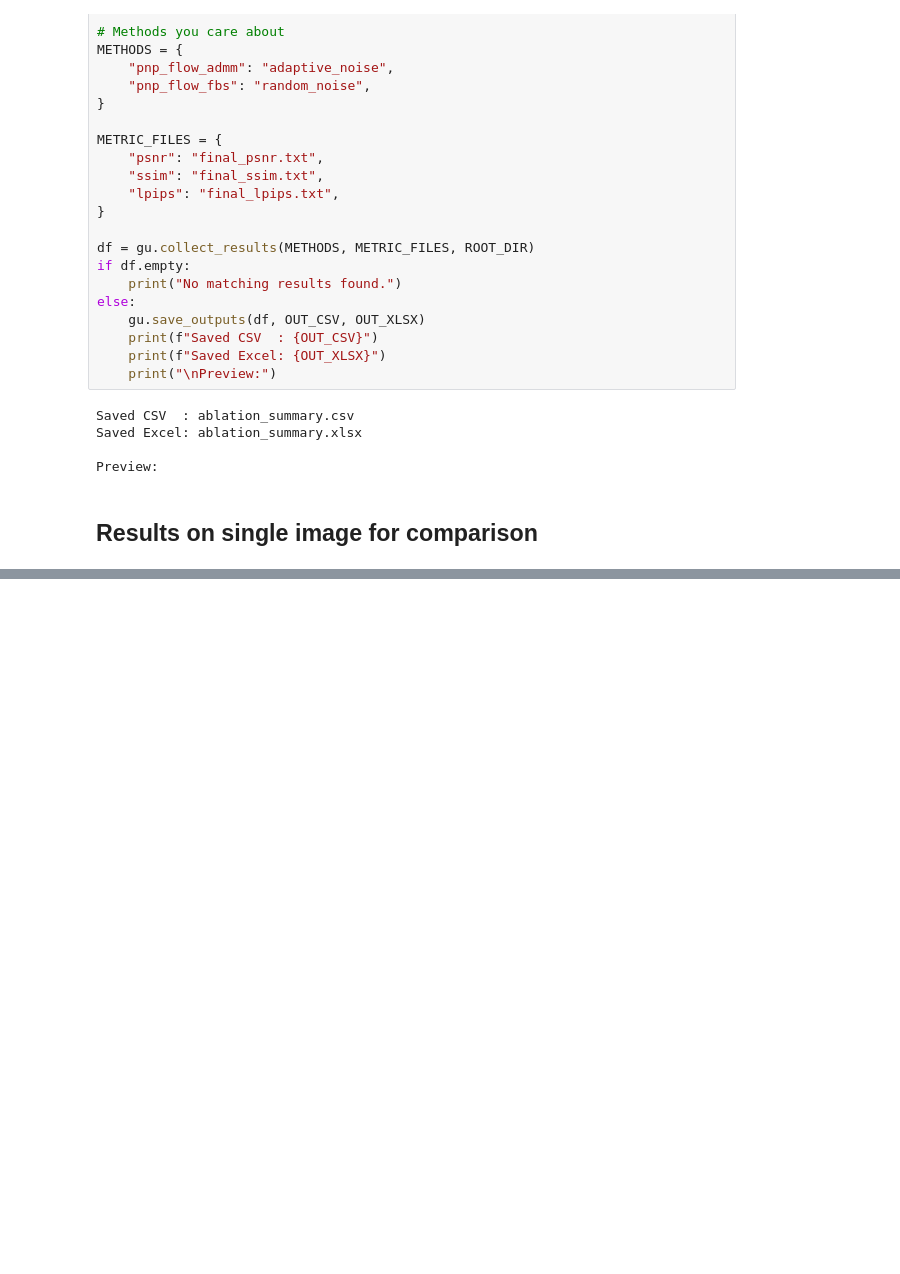
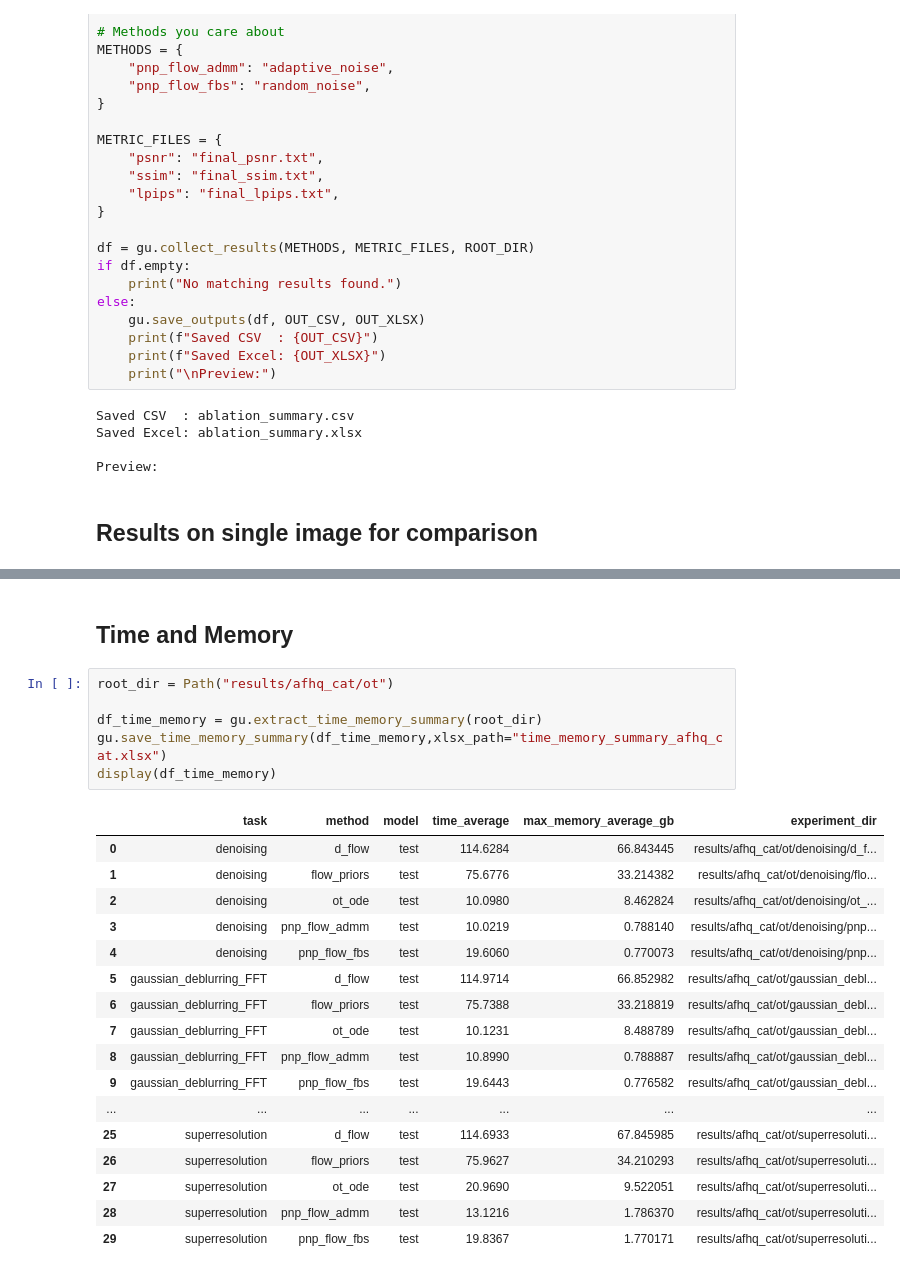
Before and after one commit to dibyanshu100/PnP_ConsensusFlow, a Jupyter notebook: graphs.ipynb, the cells around one changed output, grey strips where cells are left out. Saved outputs shown, nothing was run; the diff lists cells and outputs as text; blank space fills up the shorter version.

Commit message:
time and memory

```diff
--- a/graphs.ipynb
+++ b/graphs.ipynb
@@ -91,0 +129,26 @@ display(df)
+# %% [markdown]
+## Time and Memory
+# %%
+root_dir = Path("results/afhq_cat/ot")
+
+df_time_memory = gu.extract_time_memory_summary(root_dir)
+gu.save_time_memory_summary(df_time_memory,xlsx_path="time_memory_summary_afhq_cat.xlsx")
+display(df_time_memory)
+# %% [output]
+|  | task | method | model | time_average | max_memory_average_gb | experiment_dir |
+| 0 | denoising | d_flow | test | 114.6284 | 66.843445 | results/afhq_cat/ot/denoising/d_f... |
+| 1 | denoising | flow_priors | test | 75.6776 | 33.214382 | results/afhq_cat/ot/denoising/flo... |
+| 2 | denoising | ot_ode | test | 10.0980 | 8.462824 | results/afhq_cat/ot/denoising/ot_... |
+| 3 | denoising | pnp_flow_admm | test | 10.0219 | 0.788140 | results/afhq_cat/ot/denoising/pnp... |
+| 4 | denoising | pnp_flow_fbs | test | 19.6060 | 0.770073 | results/afhq_cat/ot/denoising/pnp... |
+| 5 | gaussian_deblurring_FFT | d_flow | test | 114.9714 | 66.852982 | results/afhq_cat/ot/gaussian_debl... |
+| 6 | gaussian_deblurring_FFT | flow_priors | test | 75.7388 | 33.218819 | results/afhq_cat/ot/gaussian_debl... |
+| 7 | gaussian_deblurring_FFT | ot_ode | test | 10.1231 | 8.488789 | results/afhq_cat/ot/gaussian_debl... |
+| 8 | gaussian_deblurring_FFT | pnp_flow_admm | test | 10.8990 | 0.788887 | results/afhq_cat/ot/gaussian_debl... |
+| 9 | gaussian_deblurring_FFT | pnp_flow_fbs | test | 19.6443 | 0.776582 | results/afhq_cat/ot/gaussian_debl... |
+| ... | ... | ... | ... | ... | ... | ... |
+| 25 | superresolution | d_flow | test | 114.6933 | 67.845985 | results/afhq_cat/ot/superresoluti... |
+| 26 | superresolution | flow_priors | test | 75.9627 | 34.210293 | results/afhq_cat/ot/superresoluti... |
+| 27 | superresolution | ot_ode | test | 20.9690 | 9.522051 | results/afhq_cat/ot/superresoluti... |
+| 28 | superresolution | pnp_flow_admm | test | 13.1216 | 1.786370 | results/afhq_cat/ot/superresoluti... |
+| 29 | superresolution | pnp_flow_fbs | test | 19.8367 | 1.770171 | results/afhq_cat/ot/superresoluti... |
```
Also changed, not shown: parts of 5 cells of this notebook, 6 other files.
